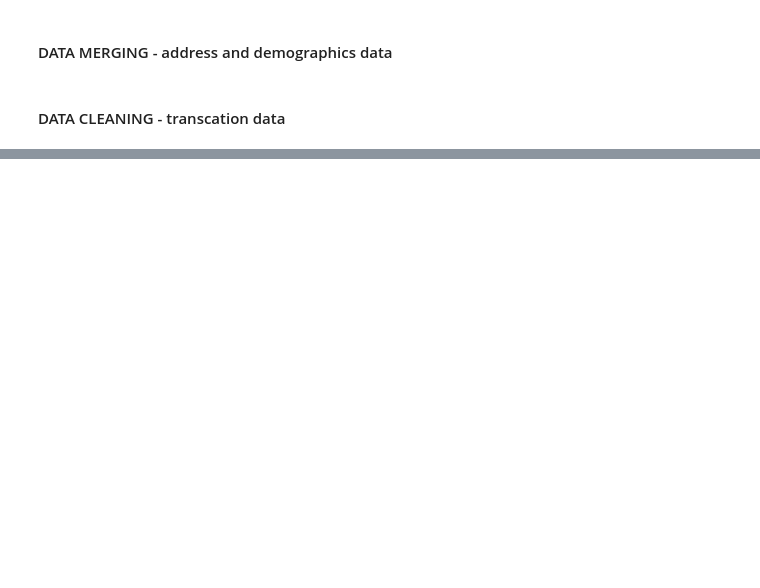
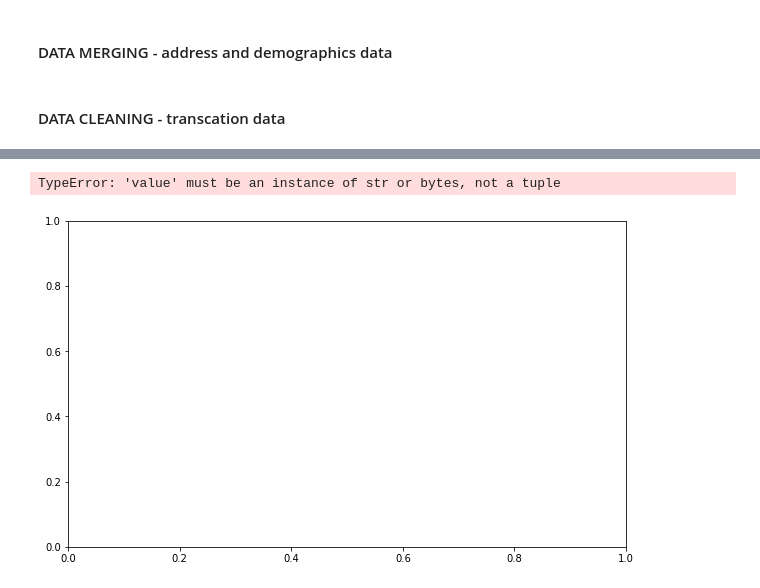
Before and after one commit to gilbertxvictor/Portfolio, a Jupyter notebook: KPMG/TASK 2/TASK2.ipynb, the cells around one changed output, grey strips where cells are left out. Drawn from its saved outputs; the diff is of its cells as text; code cells hidden in the pictures; blank space fills up the shorter version.

```diff
--- a/KPMG/TASK 2/TASK2.ipynb
+++ b/KPMG/TASK 2/TASK2.ipynb
@@ -235,0 +255,22 @@ transcMetrics = trans_cleaned.groupby('customer_id').agg({'profit' : ['sum', 'me
+# %%
+a = cusAddress_cleaned.merge(
+    cusDemo_cleaned, how = "inner", on = "customer_id").merge(
+        trans_cleaned, how = "inner", on = "customer_id")
+a1 = a.groupby(['state','wealth_segment']).agg({'profit' : ['sum'] , "customer_id" : 'nunique'})
+a1.columns = ['total_profit', 'unique_customers']
+a1['profit_per_customer'] = a1['total_profit'] / a1['unique_customers']
+
+plt.figure(figsize=(10,6))
+plt.bar(a1.index, a1['profit_per_customer'], color='blue')
+plt.title('Profit_per_customer per Age Class')
+plt.xlabel('Age Class')
+plt.ylabel('Profit')
+#plt.ylim(2900, 3200)
+plt.show()
+
+#trans_cleaned
+#cusDemo_cleaned
+#cusAddress_cleaned
+# %% [output]
+TypeError: 'value' must be an instance of str or bytes, not a tuple
+[figure, added]
```
Also changed, not shown: parts of 12 cells of this notebook.
